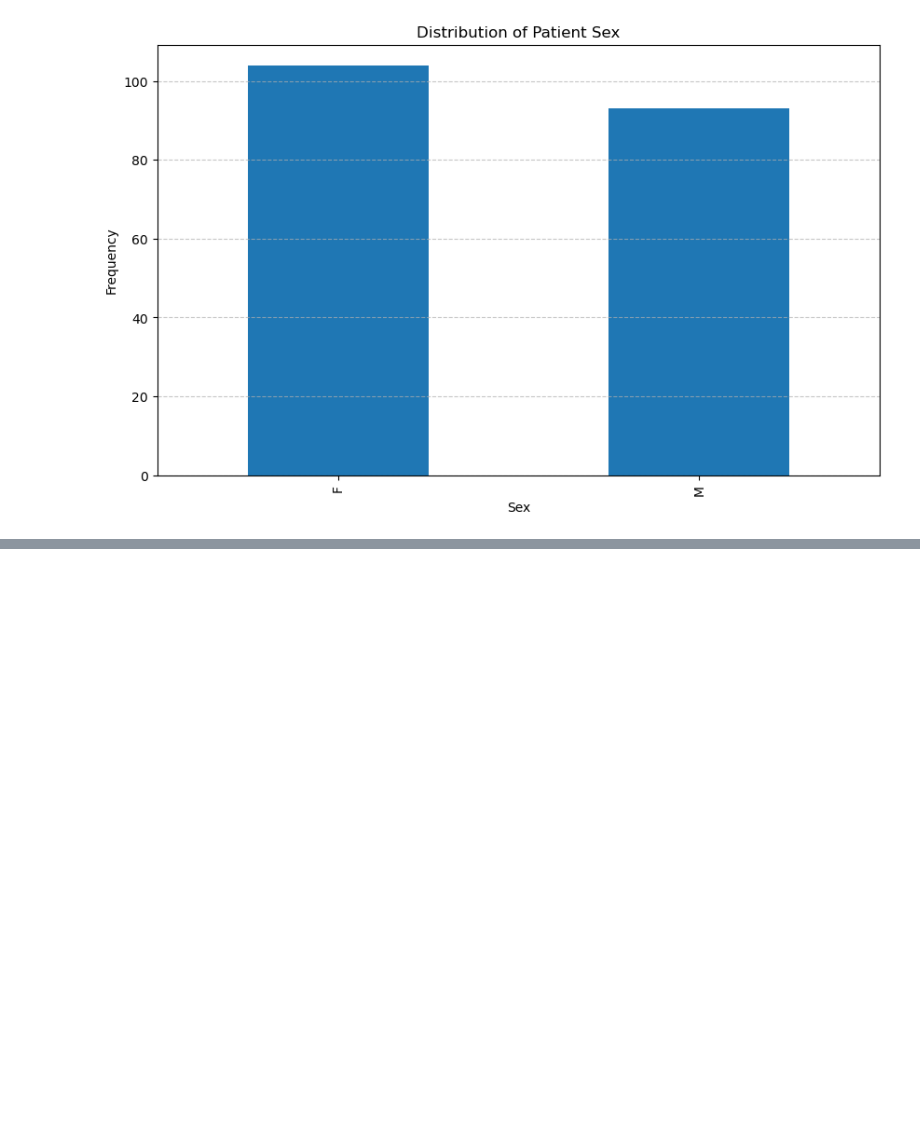
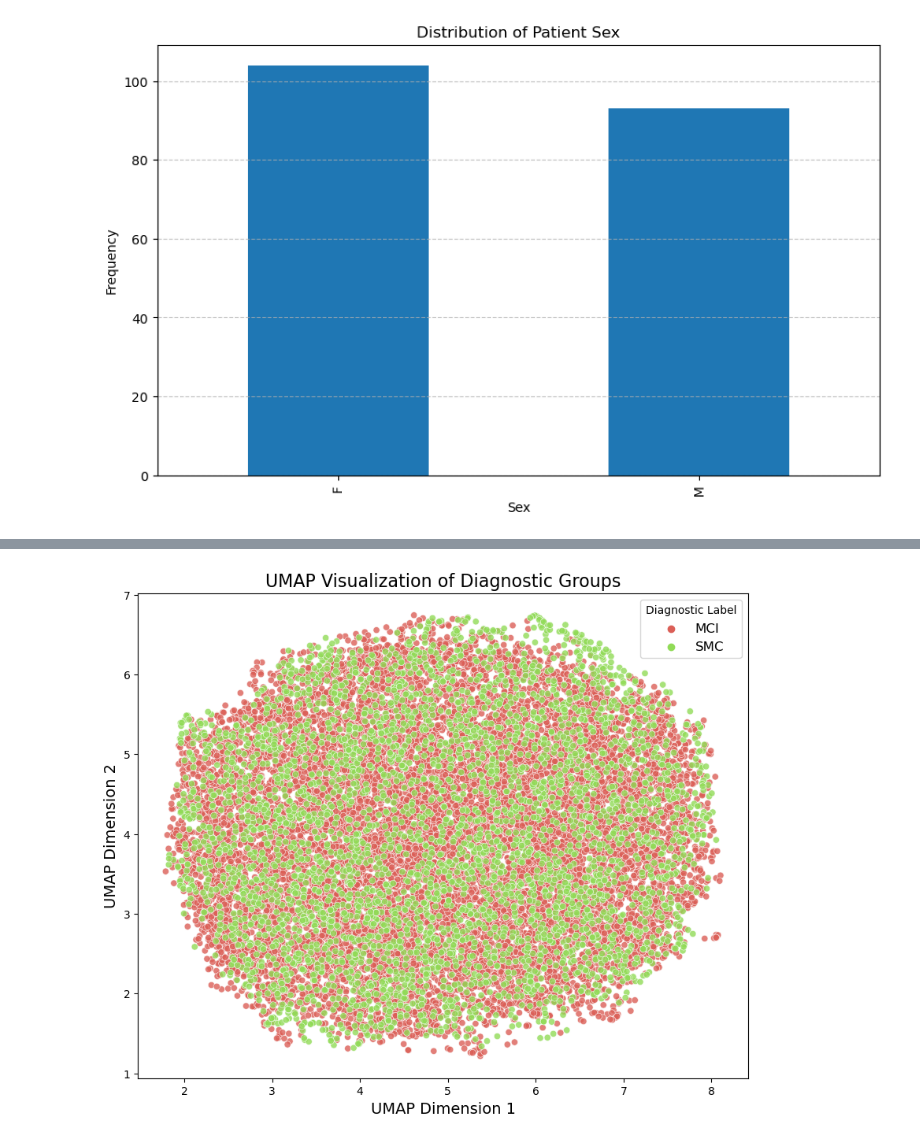
Before and after one commit to mathilde-cros/Bachelor_Thesis_Alzheimers_HGNN, a Jupyter notebook: Corr_and_df.ipynb, the cells around one changed output, grey strips where cells are left out. Cells and saved outputs as stored; diff of their text form; code cells hidden in the pictures; blank space fills up the shorter version.

```diff
--- a/Corr_and_df.ipynb
+++ b/Corr_and_df.ipynb
@@ -270,0 +408,37 @@ Name: count, dtype: int64
+# %%
+# Comparing only the MCI and SMC patients (wrt time series)
+
+mci_data = full_df[full_df['Diagnostic_label'] == 'MCI']['Time_series']
+smc_data = full_df[full_df['Diagnostic_label'] == 'SMC']['Time_series']
+
+# Convert to numpy array and stack
+mci_data_stacked = np.vstack(mci_data)
+smc_data_stacked = np.vstack(smc_data)
+
+# Concatenate data for all diagnostic labels
+all_data = np.vstack((mci_data_stacked, smc_data_stacked))
+
+# Standardize the data
+scaler = StandardScaler()
+scaled_data = scaler.fit_transform(all_data)
+
+# Perform UMAP dimensionality reduction
+reducer = umap.UMAP()
+embedding = reducer.fit_transform(scaled_data)
+
+# Plot the UMAP embedding
+plt.figure(figsize=(10, 8))
+sns.scatterplot(
+    x=embedding[:, 0],
+    y=embedding[:, 1],
+    hue=["MCI"] * len(mci_data_stacked) + ["SMC"] * len(smc_data_stacked),
+    palette=sns.color_palette("hls", 4),
+    legend="full",
+    alpha=0.8
+)
+plt.title('UMAP Visualization of Diagnostic Groups', fontsize=16)
+plt.xlabel('UMAP Dimension 1', fontsize=14)
+plt.ylabel('UMAP Dimension 2', fontsize=14)
+plt.legend(title='Diagnostic Label', fontsize=12)
+plt.show()
+# %% [output]
@@ -270,0 +446 @@ Name: count, dtype: int64
+[figure, added]
```
Also changed, not shown: parts of 4 cells of this notebook, 12 other files.
